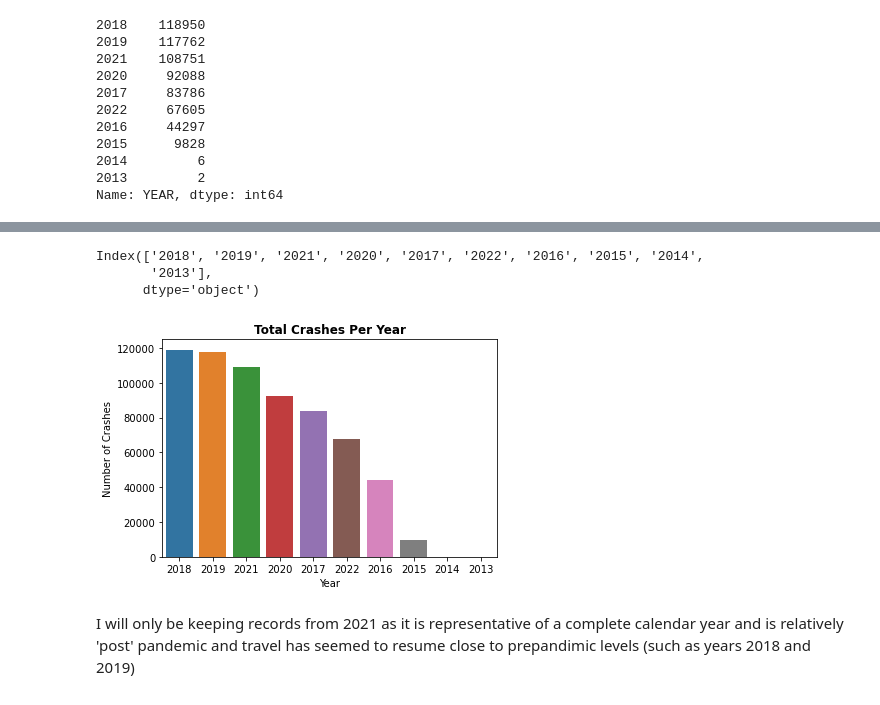
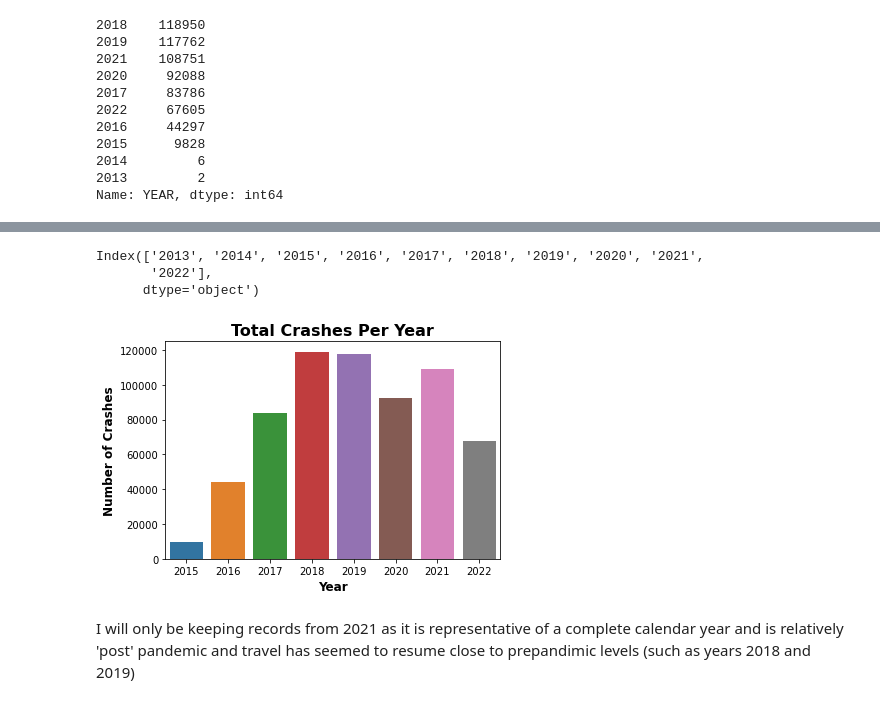
Before and after one commit to ashlidougherty/CarCrash, a Jupyter notebook: data_cleaning.ipynb, the cells around one changed output, grey strips where cells are left out. Drawn from its saved outputs; the diff is of its cells as text; code cells hidden in the pictures.

```diff
--- a/data_cleaning.ipynb
+++ b/data_cleaning.ipynb
@@ -172,16 +186,30 @@ Name: YEAR, dtype: int64
 # %%
-crashes.YEAR.value_counts().index
+crashes.YEAR.value_counts().index.sort_values()
 # %% [output]
-Index(['2018', '2019', '2021', '2020', '2017', '2022', '2016', '2015', '2014',
-       '2013'],
+Index(['2013', '2014', '2015', '2016', '2017', '2018', '2019', '2020', '2021',
+       '2022'],
       dtype='object')
+# %%
+year_dict = {
+    2015: 9_828,
+    2016: 44_297,
+    2017: 83_786,
+    2018: 118_950,
+    2019: 117_762,
+    2020: 92_088,
+    2021: 108_751,
+    2022: 67_605
+}
+
+year_keys = list(year_dict.keys())
+year_values = list(year_dict.values())
 # %%
-sns.barplot(x =crashes.YEAR.value_counts().index, y=crashes.YEAR.value_counts())
-plt.title("Total Crashes Per Year", weight='bold')
-plt.xlabel("Year"),
-plt.ylabel("Number of Crashes");
+sns.barplot(x =year_keys, y=year_values)
+plt.title("Total Crashes Per Year", weight='bold', size=16)
+plt.xlabel("Year", weight='bold', size=12),
+plt.ylabel("Number of Crashes", weight='bold', size=12);
 # %% [output]
-[figure, old version]
+[figure, new version]
 # %%
 crashes = crashes[crashes.YEAR == '2021']
 # %% [markdown]
```
Also changed, not shown: parts of 39 cells of this notebook, 1 other file.
